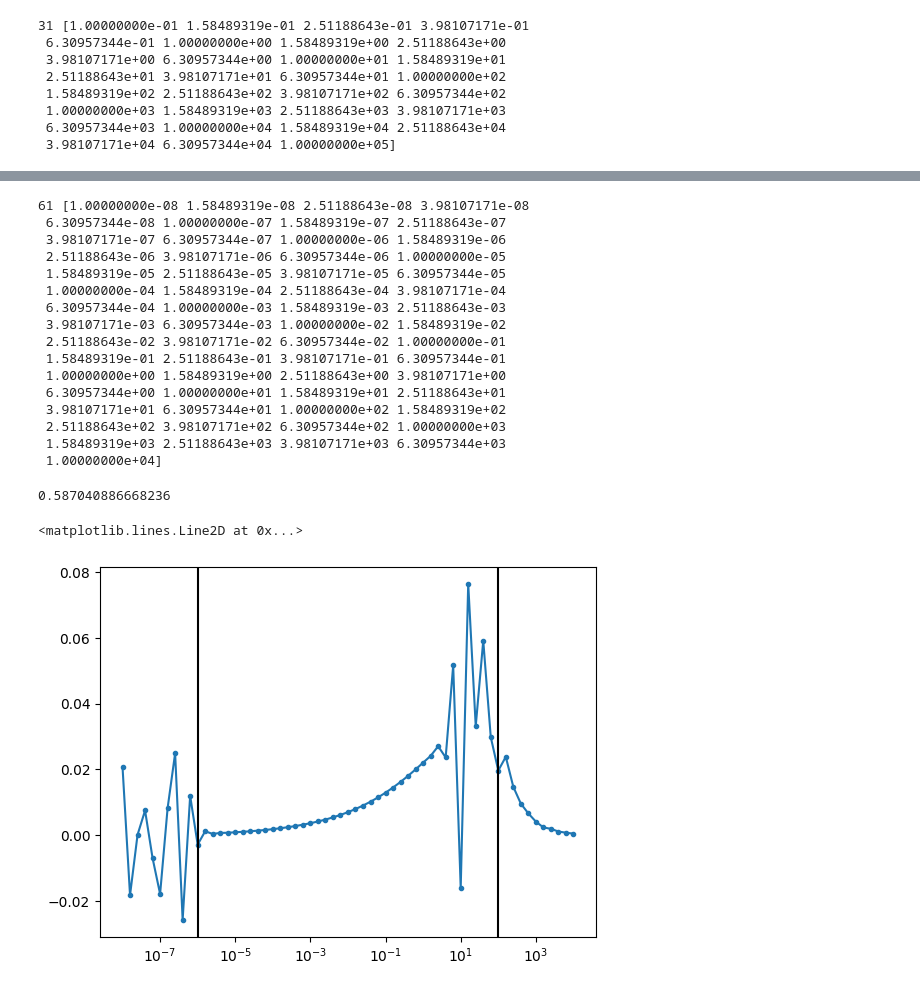
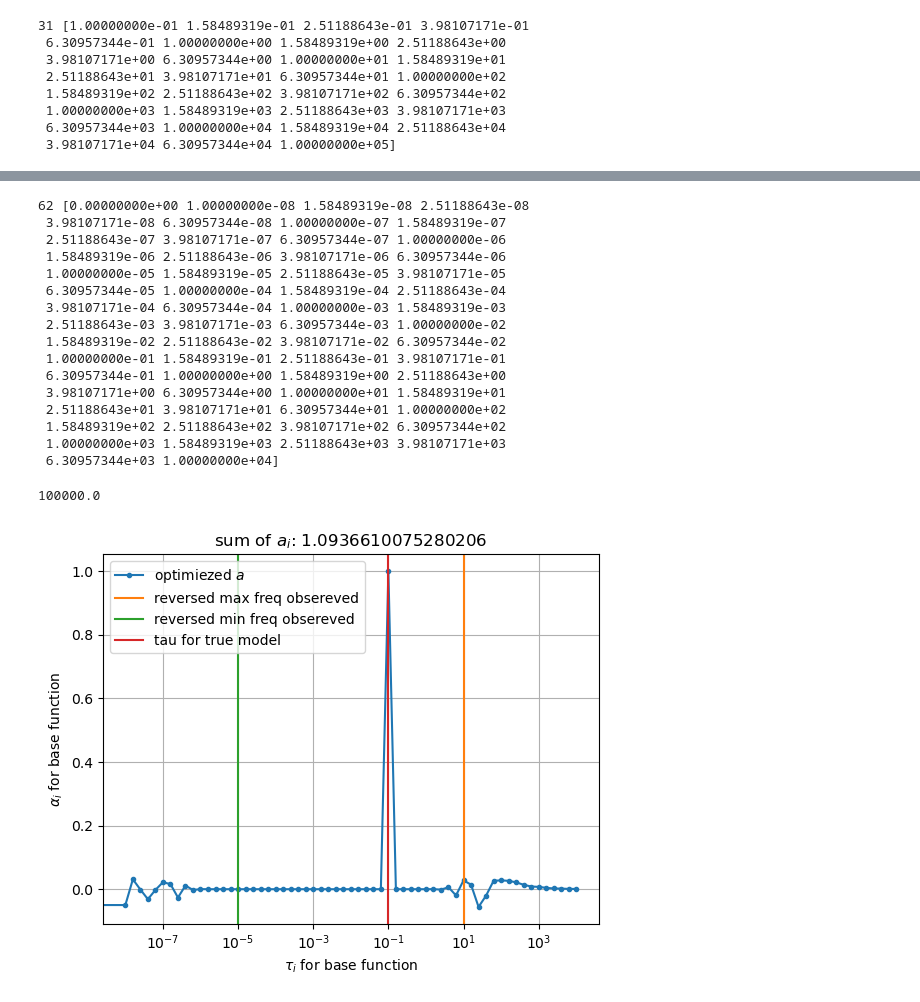
Before and after one commit to MasayukiMotoori/EOSC595, a Jupyter notebook: 15_Debye_linear_Combination.ipynb, the cells around one changed output, grey strips where cells are left out. Drawn from its saved outputs; the diff is of its cells as text; code cells hidden in the pictures.

```diff
--- a/15_Debye_linear_Combination.ipynb
+++ b/15_Debye_linear_Combination.ipynb
@@ -21,7 +21,6 @@ print(m,freq)
  6.30957344e+03 1.00000000e+04 1.58489319e+04 2.51188643e+04
  3.98107171e+04 6.30957344e+04 1.00000000e+05]
 # %%
-c=0.3
-tau= 1e2
+c, tau =1.0, 1e-1
 tau1,c1, tau2, c2= 1e2, 0.3, 1e-6, 0.3
 # %%
@@ -36,8 +34,8 @@ def pelton_dual(freq,tau1,c1,tau2,c2):
 # %%
 
 fig ,ax = plt.subplots(2,1)
-#f = pelton(freq,tau,c)
-f = pelton_dual(freq,tau1,c1, tau2,c2)
+f = pelton(freq,tau,c)
+# f = pelton_dual(freq,tau1,c1, tau2,c2)
 ax[0].semilogx(freq,f.real )
 ax[1].semilogx(freq,-f.imag)
 # %% [output]
@@ -65,26 +68,27 @@ print(d)
 # %%
 #taus =np.logspace(-5,1,11)
 taus =np.logspace(-8,4,61)
+taus =np.r_[0,np.logspace(-8,4,61)]
 # taus =np.logspace(-11,7,91)
 n = len(taus)
 print(n,taus)
 # %% [output]
-61 [1.00000000e-08 1.58489319e-08 2.51188643e-08 3.98107171e-08
- 6.30957344e-08 1.00000000e-07 1.58489319e-07 2.51188643e-07
- 3.98107171e-07 6.30957344e-07 1.00000000e-06 1.58489319e-06
- 2.51188643e-06 3.98107171e-06 6.30957344e-06 1.00000000e-05
- 1.58489319e-05 2.51188643e-05 3.98107171e-05 6.30957344e-05
- 1.00000000e-04 1.58489319e-04 2.51188643e-04 3.98107171e-04
- 6.30957344e-04 1.00000000e-03 1.58489319e-03 2.51188643e-03
- 3.98107171e-03 6.30957344e-03 1.00000000e-02 1.58489319e-02
- 2.51188643e-02 3.98107171e-02 6.30957344e-02 1.00000000e-01
- 1.58489319e-01 2.51188643e-01 3.98107171e-01 6.30957344e-01
- 1.00000000e+00 1.58489319e+00 2.51188643e+00 3.98107171e+00
- 6.30957344e+00 1.00000000e+01 1.58489319e+01 2.51188643e+01
- 3.98107171e+01 6.30957344e+01 1.00000000e+02 1.58489319e+02
- 2.51188643e+02 3.98107171e+02 6.30957344e+02 1.00000000e+03
- 1.58489319e+03 2.51188643e+03 3.98107171e+03 6.30957344e+03
- 1.00000000e+04]
+62 [0.00000000e+00 1.00000000e-08 1.58489319e-08 2.51188643e-08
+ 3.98107171e-08 6.30957344e-08 1.00000000e-07 1.58489319e-07
+ 2.51188643e-07 3.98107171e-07 6.30957344e-07 1.00000000e-06
+ 1.58489319e-06 2.51188643e-06 3.98107171e-06 6.30957344e-06
+ 1.00000000e-05 1.58489319e-05 2.51188643e-05 3.98107171e-05
+ 6.30957344e-05 1.00000000e-04 1.58489319e-04 2.51188643e-04
+ 3.98107171e-04 6.30957344e-04 1.00000000e-03 1.58489319e-03
+ 2.51188643e-03 3.98107171e-03 6.30957344e-03 1.00000000e-02
+ 1.58489319e-02 2.51188643e-02 3.98107171e-02 6.30957344e-02
+ 1.00000000e-01 1.58489319e-01 2.51188643e-01 3.98107171e-01
+ 6.30957344e-01 1.00000000e+00 1.58489319e+00 2.51188643e+00
+ 3.98107171e+00 6.30957344e+00 1.00000000e+01 1.58489319e+01
+ 2.51188643e+01 3.98107171e+01 6.30957344e+01 1.00000000e+02
+ 1.58489319e+02 2.51188643e+02 3.98107171e+02 6.30957344e+02
+ 1.00000000e+03 1.58489319e+03 2.51188643e+03 3.98107171e+03
+ 6.30957344e+03 1.00000000e+04]
 # %%
 A=np.zeros((2*m,n))
 for i in range(m):
@@ -98,20 +102,28 @@ for i in range(m):
 #   A[i,:]= (1/(1+iwt)).real
 #   A[m+i,:] = (1/(1+iwt)).imag
 # #print(A)
+# %%
+freq.max()
+# %% [output]
+100000.0
 # %%
 beta =eps # 100000*eps #0.0000000001
 a =  np.linalg.solve(A.T@A + beta*np.eye(n), A.T@d)
 
-print(a.sum())
-plt.semilogx(taus,a,".-")
+plt.semilogx(taus,a,".-", label="optimiezed $a$")
 # plt.axvline(tau,color="k")
-plt.axvline(tau1,color="k")
-
-plt.axvline(tau2,color="k")
+plt.axvline(1/freq.min(), color="C1", label="reversed max freq obsereved")  # Corrected label
+plt.axvline(1/freq.max(), color="C2", label="reversed min freq obsereved")  # Corrected label
+plt.axvline(tau, color="C3", label="tau for true model")
+# plt.axvline(tau1, color="C3", label="tau1 for true model")
+# plt.axvline(tau2, color="C4", label="tau2 for true model")  # Corrected label
+plt.xlabel("$\\tau_i$ for base function")
+plt.ylabel("$\\alpha_i$ for base function")  # Corrected LaTeX for alpha
+plt.title(f"sum of $a_i$: {a.sum()}")
+plt.legend()
+plt.grid()
 # %% [output]
-0.587040886668236
-<matplotlib.lines.Line2D at 0x...>
-[figure, old version]
+[figure, new version]
 # %%
 dpred = A@a
 dpred_real = dpred[:m]
```
Also changed, not shown: parts of 6 cells of this notebook, 4 other files.
